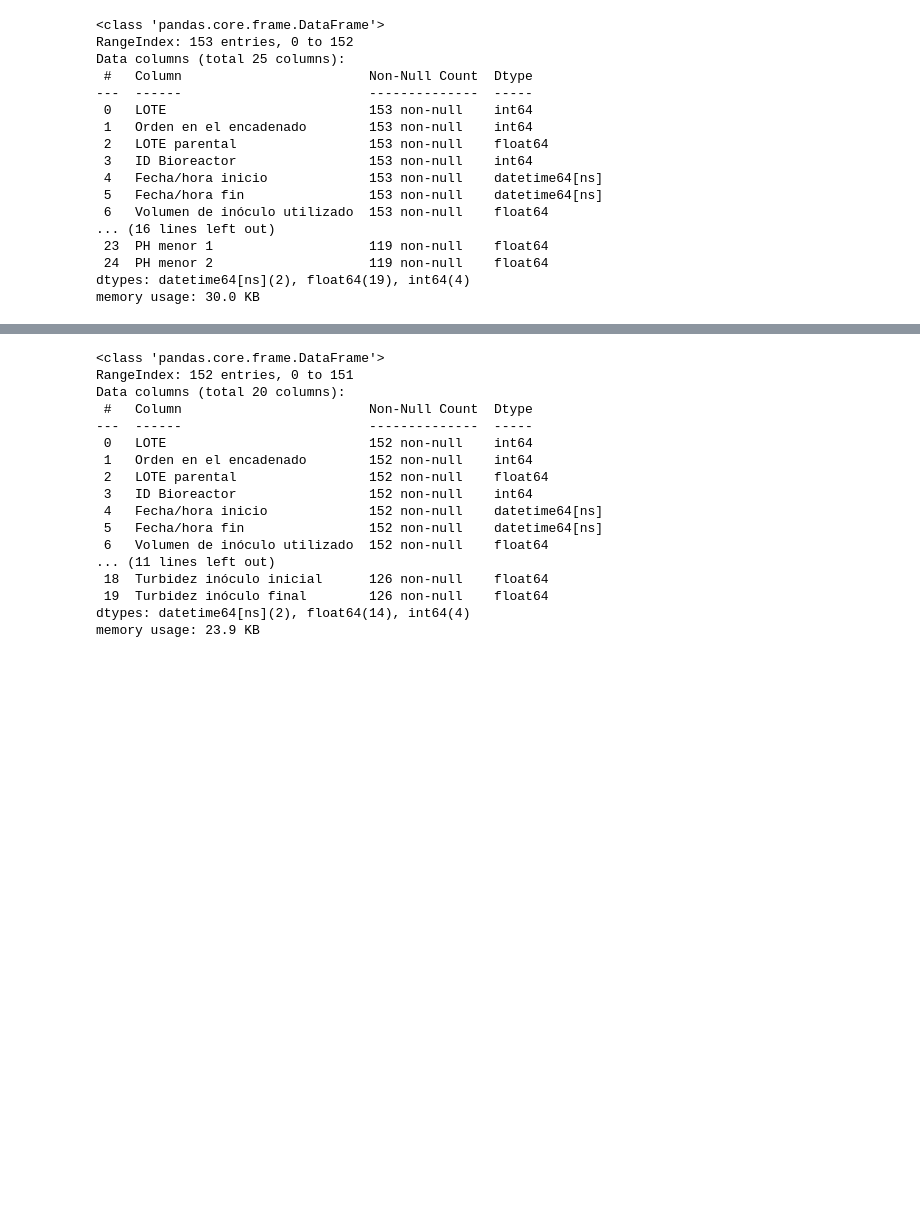
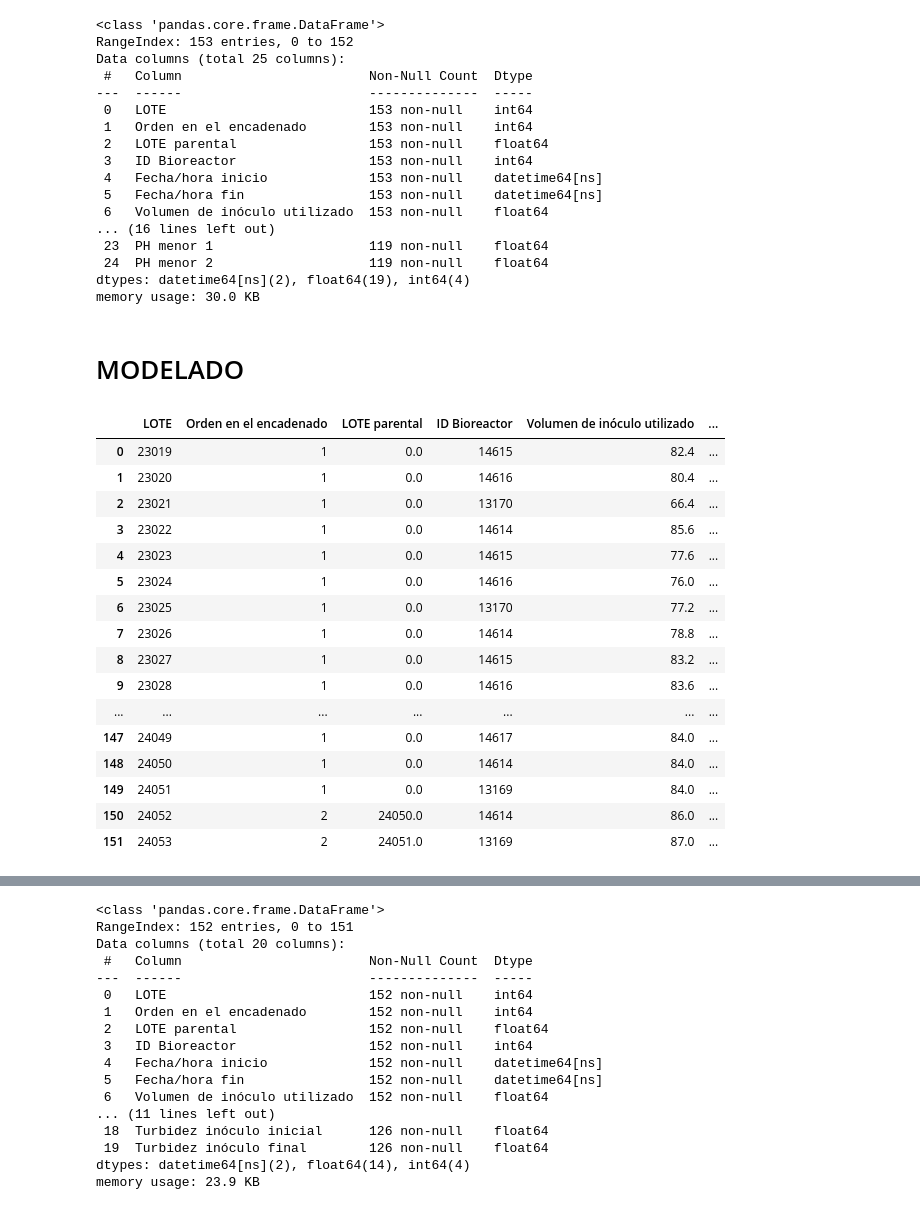
Before and after one commit to vjnoguera/Datathon-24, a Jupyter notebook: Merge global.ipynb, the cells around one changed output, grey strips where cells are left out. Drawn from its saved outputs; the diff is of its cells as text; code cells hidden in the pictures; blank space fills up the shorter version.

```diff
--- a/Merge global.ipynb
+++ b/Merge global.ipynb
@@ -322,6 +345,27 @@ Data columns (total 25 columns):
  24  PH menor 2                    119 non-null    float64
 dtypes: datetime64[ns](2), float64(19), int64(4)
 memory usage: 30.0 KB
+# %% [markdown]
+# MODELADO
 # %%
-df_prod_fin_cin_fin_cin_ino_prei_train = df_prod_fin_cin_fin_cin_ino_prei_train.drop(["LOTE","Fecha/hora inicio","Fecha/hora fin","Producto 2"],axis="columns")
-df_prod_fin_cin_fin_cin_ino_prei_train
+df_prod_fin = df_prod_fin.drop(["Fecha/hora inicio","Fecha/hora fin","Producto 2"],axis="columns")
+df_prod_fin.fillna(0)
+df_prod_fin
+# %% [output]
+|  | LOTE | Orden en el encadenado | LOTE parental | ID Bioreactor | Volumen de inóculo utilizado | ... |
+| 0 | 23019 | 1 | 0.0 | 14615 | 82.4 | ... |
+| 1 | 23020 | 1 | 0.0 | 14616 | 80.4 | ... |
+| 2 | 23021 | 1 | 0.0 | 13170 | 66.4 | ... |
+| 3 | 23022 | 1 | 0.0 | 14614 | 85.6 | ... |
+| 4 | 23023 | 1 | 0.0 | 14615 | 77.6 | ... |
+| 5 | 23024 | 1 | 0.0 | 14616 | 76.0 | ... |
+| 6 | 23025 | 1 | 0.0 | 13170 | 77.2 | ... |
+| 7 | 23026 | 1 | 0.0 | 14614 | 78.8 | ... |
+| 8 | 23027 | 1 | 0.0 | 14615 | 83.2 | ... |
+| 9 | 23028 | 1 | 0.0 | 14616 | 83.6 | ... |
+| ... | ... | ... | ... | ... | ... | ... |
+| 147 | 24049 | 1 | 0.0 | 14617 | 84.0 | ... |
+| 148 | 24050 | 1 | 0.0 | 14614 | 84.0 | ... |
+| 149 | 24051 | 1 | 0.0 | 13169 | 84.0 | ... |
+| 150 | 24052 | 2 | 24050.0 | 14614 | 86.0 | ... |
+| 151 | 24053 | 2 | 24051.0 | 13169 | 87.0 | ... |
```
Also changed, not shown: parts of 17 cells of this notebook, 17 other files.
